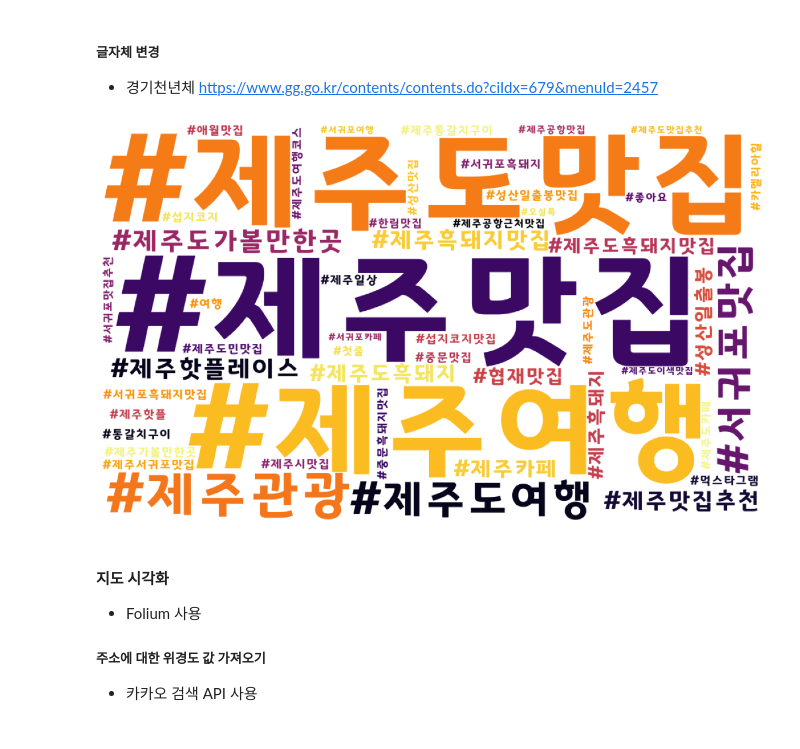
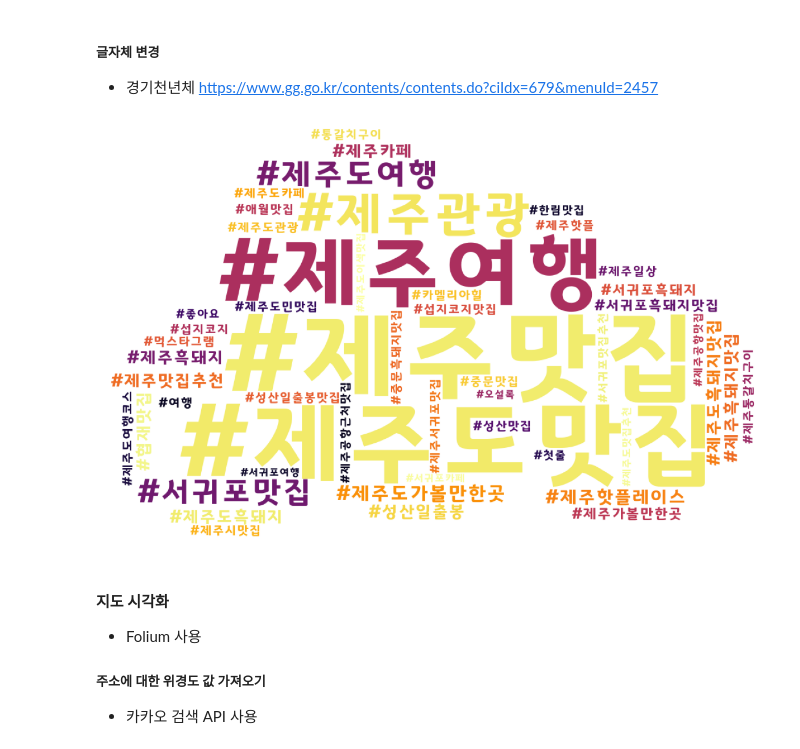
Before and after one commit to vinca0224/bigdata-analysis-2024, a Jupyter notebook: day04/da11_제주도핫플레이스_크롤링.ipynb, the cells around one changed output. Cells and saved outputs as stored; diff of their text form; code cells hidden in the pictures.

```diff
--- a/day04/da11_제주도핫플레이스_크롤링.ipynb
+++ b/day04/da11_제주도핫플레이스_크롤링.ipynb
@@ -229,19 +209,20 @@ elif platform.system() == 'Darwin': #MacOS
 # %%
 # 워드클라우드 다시
 tagsLast = dict(tagFilterCounts.most_common(50))
 
 mask = np.array(Image.open('./data/cloud.png'))
 mask[mask.sum(axis=2)==0]=255
 
-wc= WordCloud(font_path=fontPath, colormap='inferno',
+wc= WordCloud(font_path=fontPath, colormap='inferno', mask= mask,
               relative_scaling= 0.4, width=1000, height=600,
               background_color='white').generate_from_frequencies(tagsLast)
 plt.figure(figsize=(15,10))
 plt.imshow(wc)
 plt.axis('off')# x,y좌표 숨김
+plt.savefig('./data/제주맛집_워드클라우드.png')
 plt.show()
 # %% [output]
-[figure, old version]
+[figure, new version]
 # %% [markdown]
 #### 지도 시각화
 - Folium 사용
```
Also changed, not shown: parts of 3 cells of this notebook, 4 other files.
